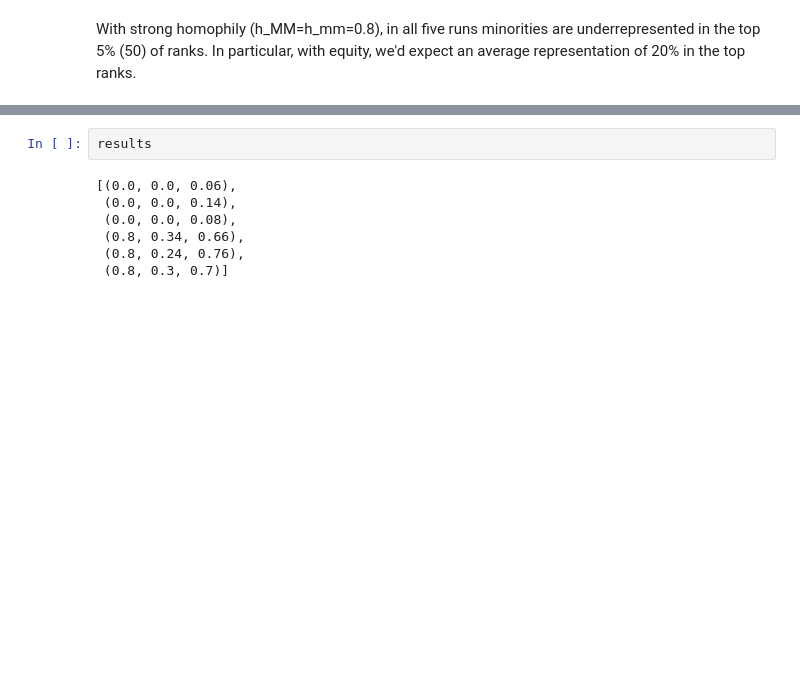
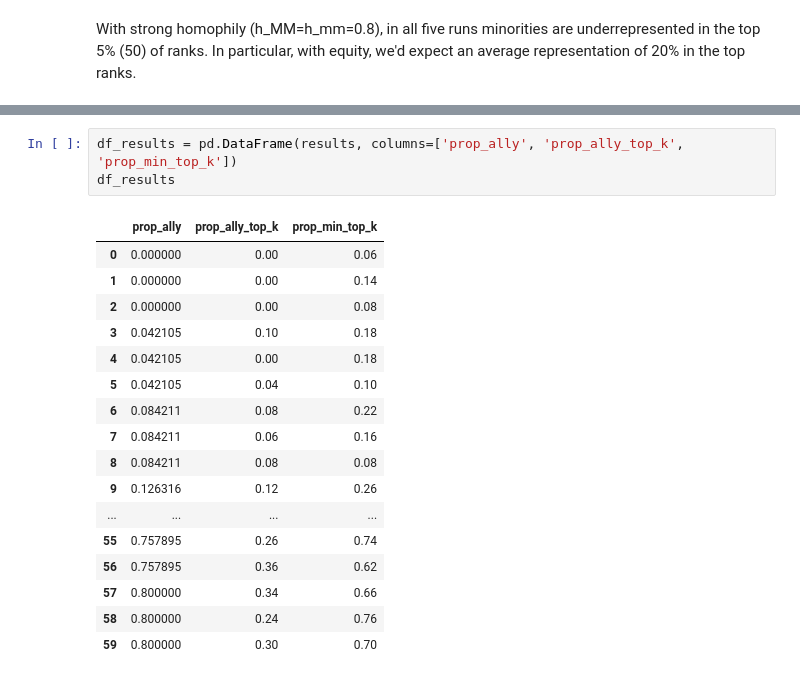
Before and after one commit to aribeller/network_homophily, a Jupyter notebook: code/python/DPAH_with_allies.ipynb, the cells around one changed output, grey strips where cells are left out. Drawn from its saved outputs; the diff is of its cells as text; blank space fills up the shorter version.

```diff
--- a/code/python/DPAH_with_allies.ipynb
+++ b/code/python/DPAH_with_allies.ipynb
@@ -114,9 +134,21 @@ for fraction_allies in np.linspace(0, 1 - fm, 20):
-# %%
-results
-# %% [output]
-[(0.0, 0.0, 0.06),
- (0.0, 0.0, 0.14),
- (0.0, 0.0, 0.08),
- (0.8, 0.34, 0.66),
- (0.8, 0.24, 0.76),
- (0.8, 0.3, 0.7)]
+# %%
+df_results = pd.DataFrame(results, columns=['prop_ally', 'prop_ally_top_k', 'prop_min_top_k'])
+df_results
+# %% [output]
+|  | prop_ally | prop_ally_top_k | prop_min_top_k |
+| 0 | 0.000000 | 0.00 | 0.06 |
+| 1 | 0.000000 | 0.00 | 0.14 |
+| 2 | 0.000000 | 0.00 | 0.08 |
+| 3 | 0.042105 | 0.10 | 0.18 |
+| 4 | 0.042105 | 0.00 | 0.18 |
+| 5 | 0.042105 | 0.04 | 0.10 |
+| 6 | 0.084211 | 0.08 | 0.22 |
+| 7 | 0.084211 | 0.06 | 0.16 |
+| 8 | 0.084211 | 0.08 | 0.08 |
+| 9 | 0.126316 | 0.12 | 0.26 |
+| ... | ... | ... | ... |
+| 55 | 0.757895 | 0.26 | 0.74 |
+| 56 | 0.757895 | 0.36 | 0.62 |
+| 57 | 0.800000 | 0.34 | 0.66 |
+| 58 | 0.800000 | 0.24 | 0.76 |
+| 59 | 0.800000 | 0.30 | 0.70 |
```
Also changed, not shown: parts of 4 cells of this notebook.
